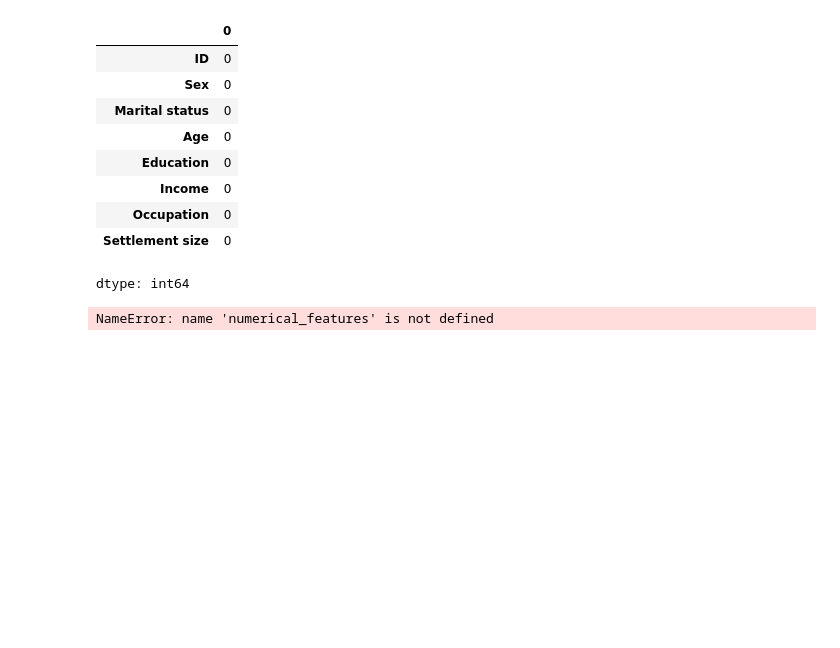
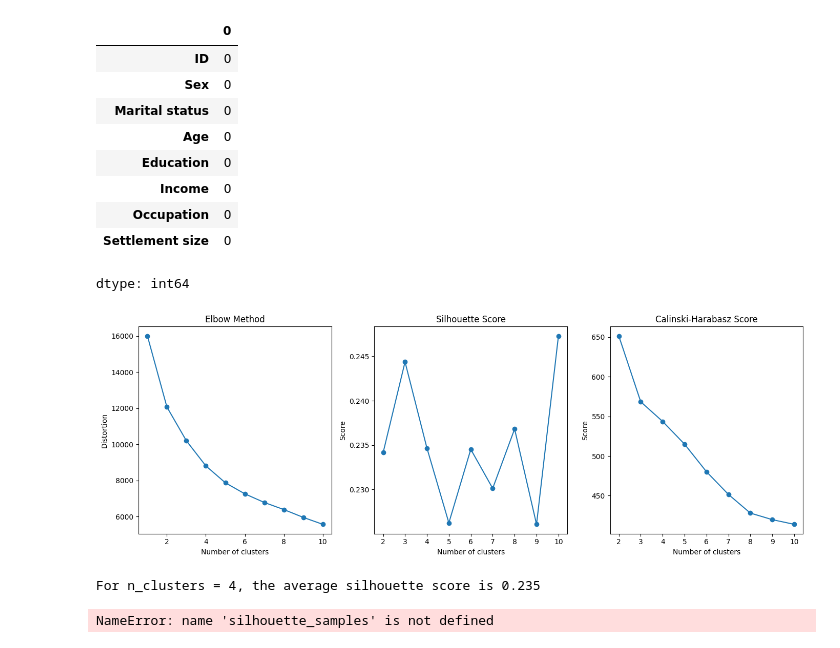
Before and after one commit to HromovAndrey/II_Homework_mood_7_part_1, a Jupyter notebook: ДЗ_22.ipynb, the cells around one changed output. Cells and saved outputs as stored; diff of their text form; code cells hidden in the pictures; blank space fills up the shorter version.

```diff
--- a/ДЗ_22.ipynb
+++ b/ДЗ_22.ipynb
@@ -51,5 +53,4 @@ dtype: int64
 # %%
-imputer = SimpleImputer(strategy='mean')
-df[numerical_features] = imputer.fit_transform(df[numerical_features])
+scaler_standard = StandardScaler()
+df_standard_scaled = df.copy()
+df_standard_scaled[numerical_features] = scaler_standard.fit_transform(df[numerical_features])
-# %% [output]
-NameError: name 'numerical_features' is not defined
@@ -55,0 +61,47 @@ NameError: name 'numerical_features' is not defined
+# %%
+def evaluate_kmeans(X, max_k=10):
+    distortions = []
+    silhouette_scores = []
+    calinski_scores = []
+    k_range = range(1, max_k + 1)
+
+    for k in k_range:
+        kmeans = KMeans(n_clusters=k, random_state=42, n_init=10)
+        kmeans.fit(X)
+        labels = kmeans.labels_
+        distortions.append(kmeans.inertia_)
+        if k > 1:
+            silhouette_scores.append(silhouette_score(X, labels))
+            calinski_scores.append(calinski_harabasz_score(X, labels))
+        else:
+            silhouette_scores.append(None)
+            calinski_scores.append(None)
+
+    return k_range, distortions, silhouette_scores, calinski_scores
+# %%
+k_range, distortions, silhouette_scores, calinski_scores = evaluate_kmeans(df_standard_scaled[numerical_features])
+# %%
+plt.figure(figsize=(14, 5))
+
+plt.subplot(1, 3, 1)
+plt.plot(k_range, distortions, marker='o')
+plt.title('Elbow Method')
+plt.xlabel('Number of clusters')
+plt.ylabel('Distortion')
+
+plt.subplot(1, 3, 2)
+plt.plot(k_range[1:], silhouette_scores[1:], marker='o')
+plt.title('Silhouette Score')
+plt.xlabel('Number of clusters')
+plt.ylabel('Score')
+
+plt.subplot(1, 3, 3)
+plt.plot(k_range[1:], calinski_scores[1:], marker='o')
+plt.title('Calinski-Harabasz Score')
+plt.xlabel('Number of clusters')
+plt.ylabel('Score')
+
+plt.tight_layout()
+plt.show()
+# %% [output]
+[figure, added]
@@ -55,0 +131,6 @@ NameError: name 'numerical_features' is not defined
+# %%
+optimal_k = 4
+plot_silhouette(df_standard_scaled[numerical_features], optimal_k)
+# %% [output]
+For n_clusters = 4, the average silhouette score is 0.235
+NameError: name 'silhouette_samples' is not defined
```
Also changed, not shown: parts of 10 cells of this notebook.
